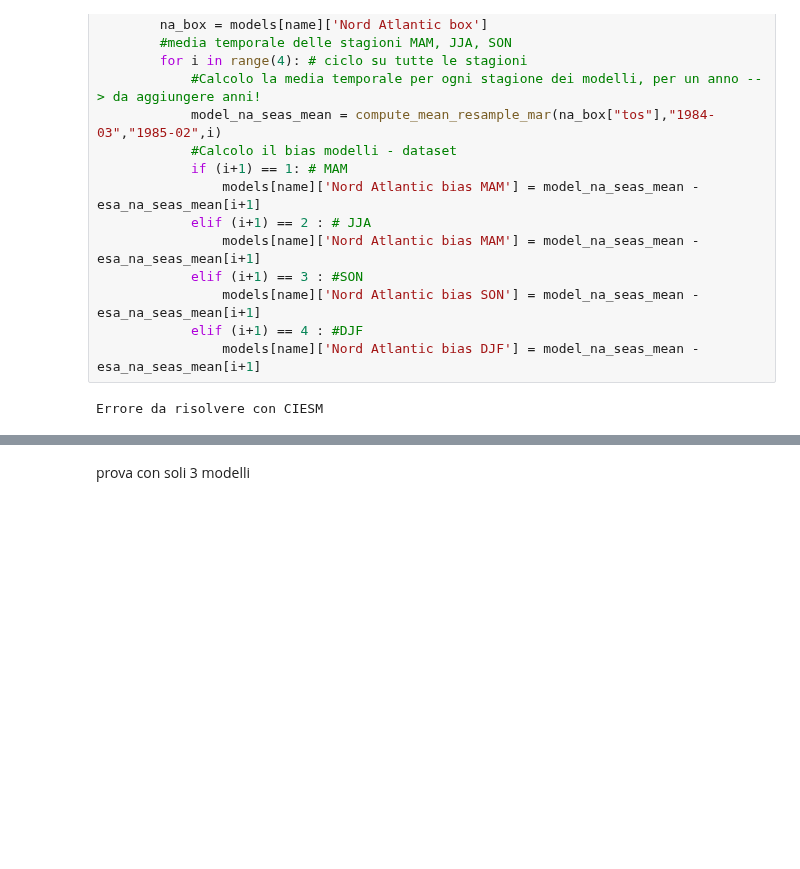
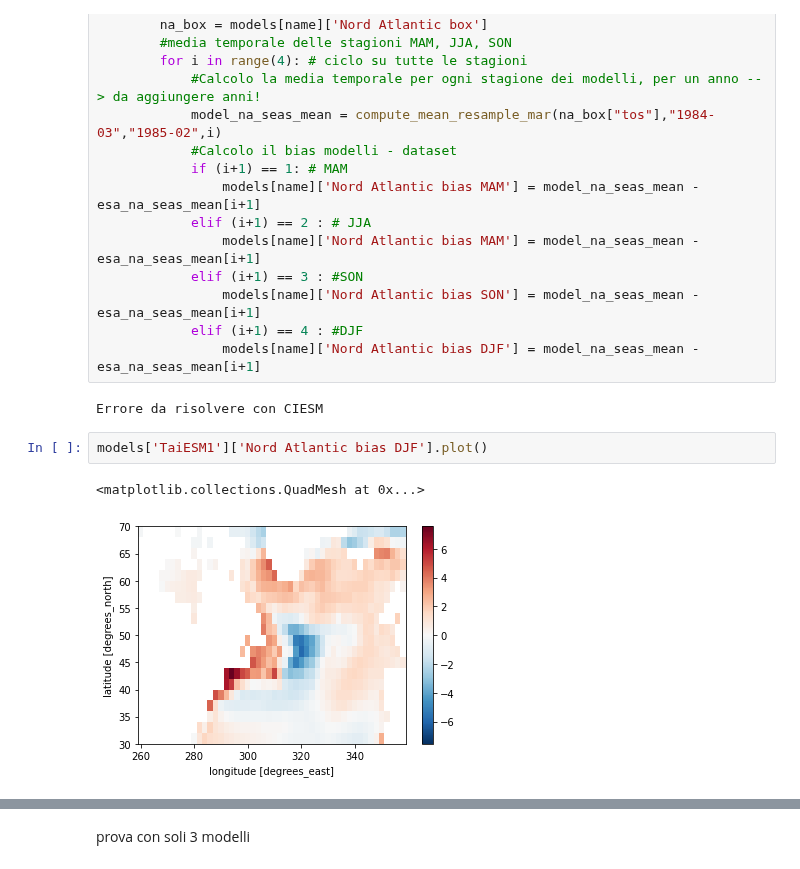
Before and after one commit to sbeltrami/tesi, a Jupyter notebook: modelli.ipynb, the cells around one changed output, grey strips where cells are left out. Drawn from its saved outputs; the diff is of its cells as text; blank space fills up the shorter version.

Commit message:
CMIP6 models: anomaly, bias, plot

```diff
--- a/modelli.ipynb
+++ b/modelli.ipynb
@@ -214,3 +214,8 @@ for name in models:
                 models[name]['Nord Atlantic bias DJF'] = model_na_seas_mean - esa_na_seas_mean[i+1]
 # %% [output]
 Errore da risolvere con CIESM
+# %%
+models['TaiESM1']['Nord Atlantic bias DJF'].plot()
+# %% [output]
+<matplotlib.collections.QuadMesh at 0x...>
+[figure, added]
```
Also changed, not shown: parts of 3 cells of this notebook.
